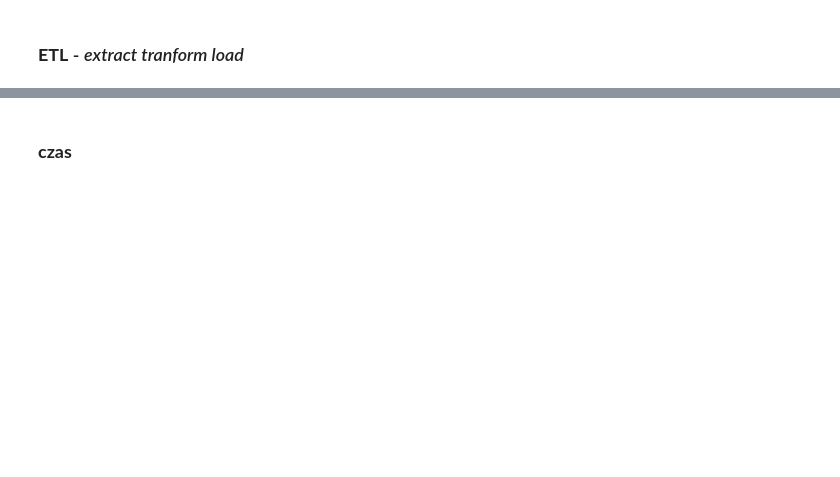
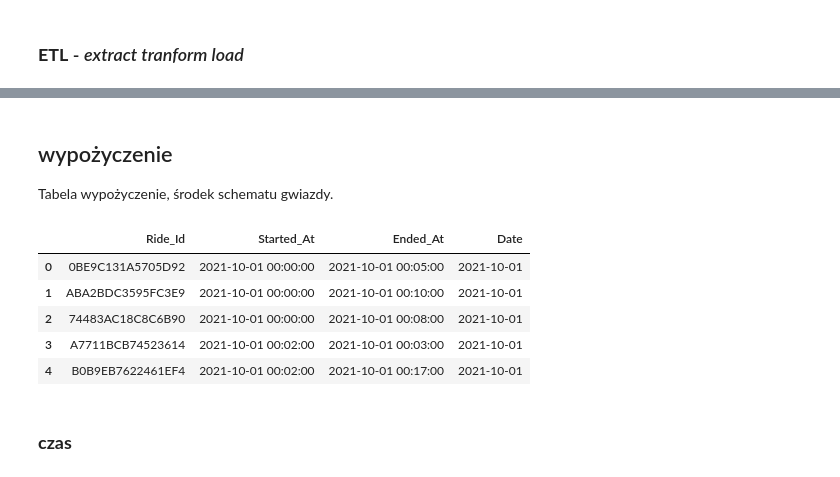
Before and after one commit to DamianZawolski/BIProject, a Jupyter notebook: notebooks/etl.ipynb, the cells around one changed output, grey strips where cells are left out. Saved outputs shown, nothing was run; the diff lists cells and outputs as text; code cells hidden in the pictures; blank space fills up the shorter version.

Commit message:
adds retnal data frame/ table

```diff
--- a/notebooks/etl.ipynb
+++ b/notebooks/etl.ipynb
@@ -4,7 +4,7 @@
 import os
 import pandas as pd
 # %%
-DATA_FOLDER = ''
+DATA_FOLDER = 'data'
 BIKE_RENTALS_FILE = 'tripdata_connected.csv'
 WEATHER_FILE = 'weather_data.csv'
 
@@ -20,6 +20,25 @@ bike_rentals_df.head()
 | 2 | 74483AC18C8C6B90 | classic_bike | 10/1/2021 0:00 | 10/1/2021 0:08 | Halsted St & Roscoe St | TA1309000025 | Greenview Ave & Diversey Pkwy | ... |
 | 3 | A7711BCB74523614 | electric_bike | 10/1/2021 0:02 | 10/1/2021 0:03 | NaN | NaN | NaN | ... |
 | 4 | B0B9EB7622461EF4 | classic_bike | 10/1/2021 0:02 | 10/1/2021 0:17 | MLK Jr Dr & 29th St | TA1307000139 | Clinton St & Roosevelt Rd | ... |
+# %% [markdown]
+## wypożyczenie
+
+Tabela wypożyczenie, środek schematu gwiazdy.
+# %%
+df_rentals = bike_rentals_df[['Ride_Id', 'Started_At', 'Ended_At']].copy()
+
+df_rentals['Started_At'] = pd.to_datetime(df_rentals['Started_At'], format='%m/%d/%Y %H:%M')
+df_rentals['Ended_At'] = pd.to_datetime(df_rentals['Ended_At'], format='%m/%d/%Y %H:%M')
+df_rentals['Date'] = df_rentals['Started_At'].dt.date
+
+df_rentals.head()
+# %% [output]
+|  | Ride_Id | Started_At | Ended_At | Date |
+| 0 | 0BE9C131A5705D92 | 2021-10-01 00:00:00 | 2021-10-01 00:05:00 | 2021-10-01 |
+| 1 | ABA2BDC3595FC3E9 | 2021-10-01 00:00:00 | 2021-10-01 00:10:00 | 2021-10-01 |
+| 2 | 74483AC18C8C6B90 | 2021-10-01 00:00:00 | 2021-10-01 00:08:00 | 2021-10-01 |
+| 3 | A7711BCB74523614 | 2021-10-01 00:02:00 | 2021-10-01 00:03:00 | 2021-10-01 |
+| 4 | B0B9EB7622461EF4 | 2021-10-01 00:02:00 | 2021-10-01 00:17:00 | 2021-10-01 |
 # %% [markdown]
 ### **czas**
 # %%
```
